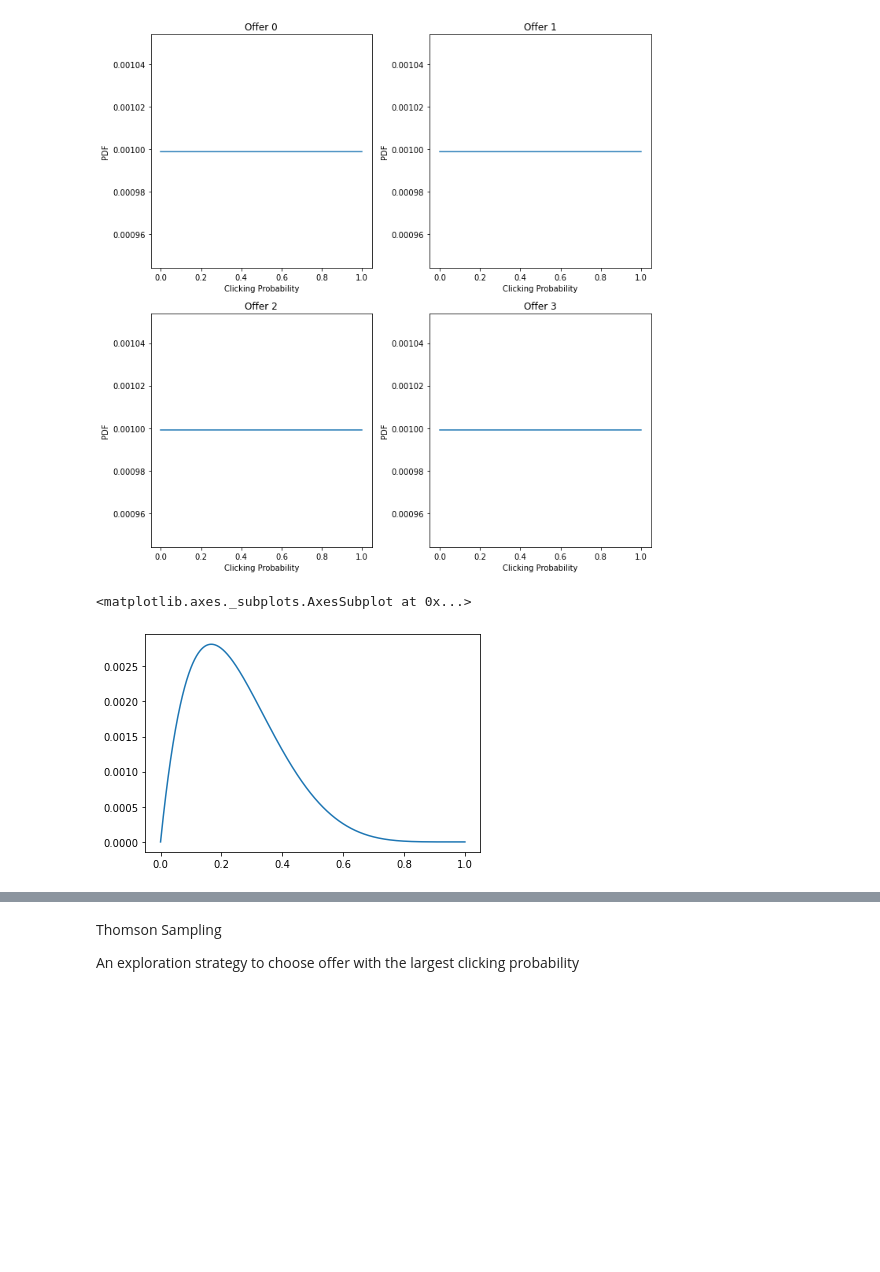
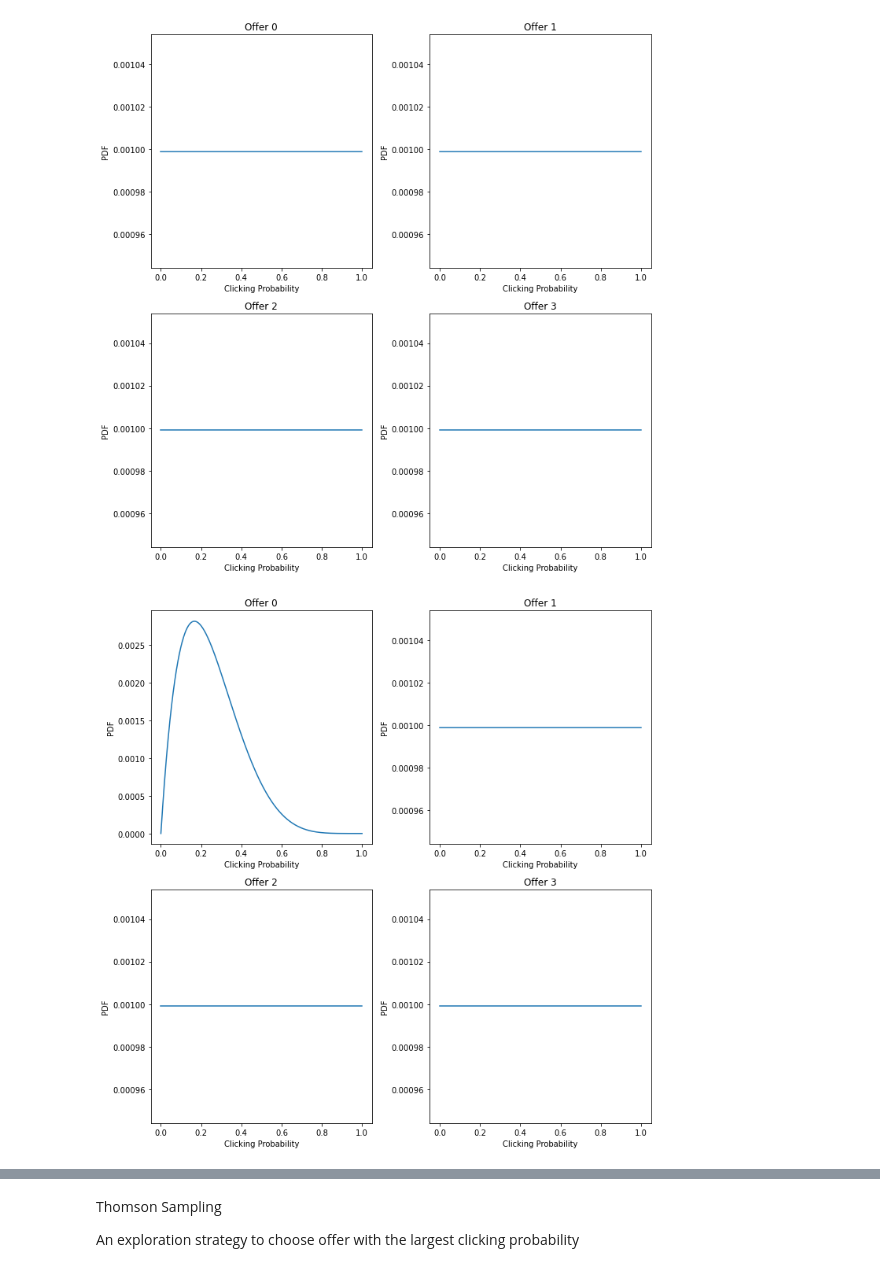
Before and after one commit to kftam1994/demo_bayesian_test_learn, a Jupyter notebook: Demonstration of Continuous Test & Learn.ipynb, the cells around one changed output, grey strips where cells are left out. Saved outputs shown, nothing was run; the diff lists cells and outputs as text; code cells hidden in the pictures; blank space fills up the shorter version.

```diff
--- a/Demonstration of Continuous Test & Learn.ipynb
+++ b/Demonstration of Continuous Test & Learn.ipynb
@@ -63,20 +63,20 @@ plot(est_offer_click_probabilities)
 # %%
 def update(pmf,impression_result):
     likelihood = {
-        'Click':probs,
-        'Ignore':1-probs
+        'Click':np.linspace(0,1,1001),
+        'Ignore':1-np.linspace(0,1,1001)
     }
+
     pmf *= likelihood[impression_result]
     pmf.normalize()
 
-test_offer = prior_offer_click_probabilities.copy()
+test_offer = est_offer_click_probabilities.copy()
 for result in ['Click','Ignore','Ignore','Ignore','Ignore','Ignore']:
-    update(test_offer,result)
+    update(test_offer[0],result)
 
-test_offer.plot()
+plot(test_offer)
 # %% [output]
-<matplotlib.axes._subplots.AxesSubplot at 0x...>
-[figure, old version]
+[figure, new version]
 # %%
 counter = Counter()
 for offer_idx in range(num_offer_action):
```
Also changed, not shown: parts of 6 cells of this notebook.
